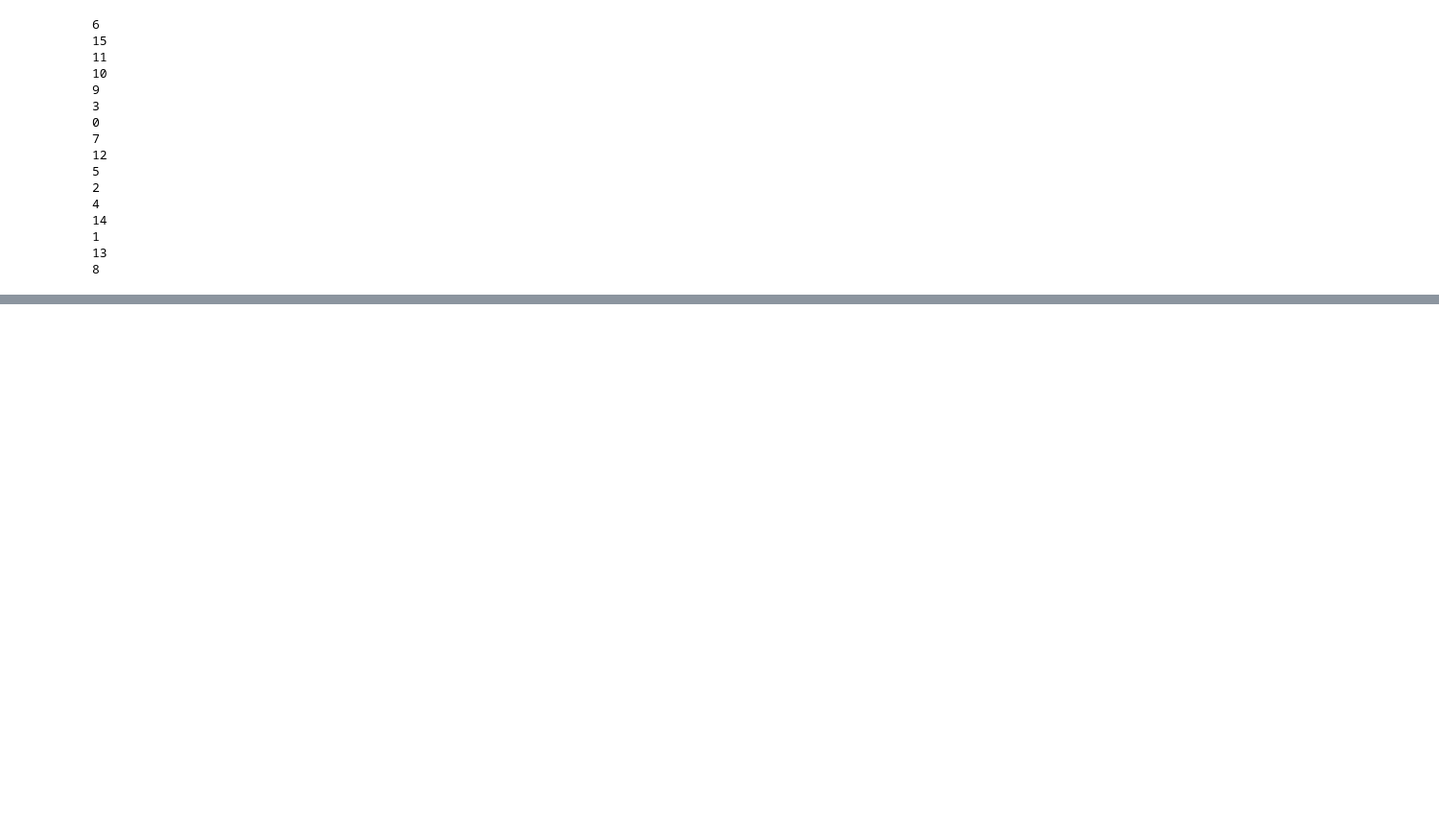
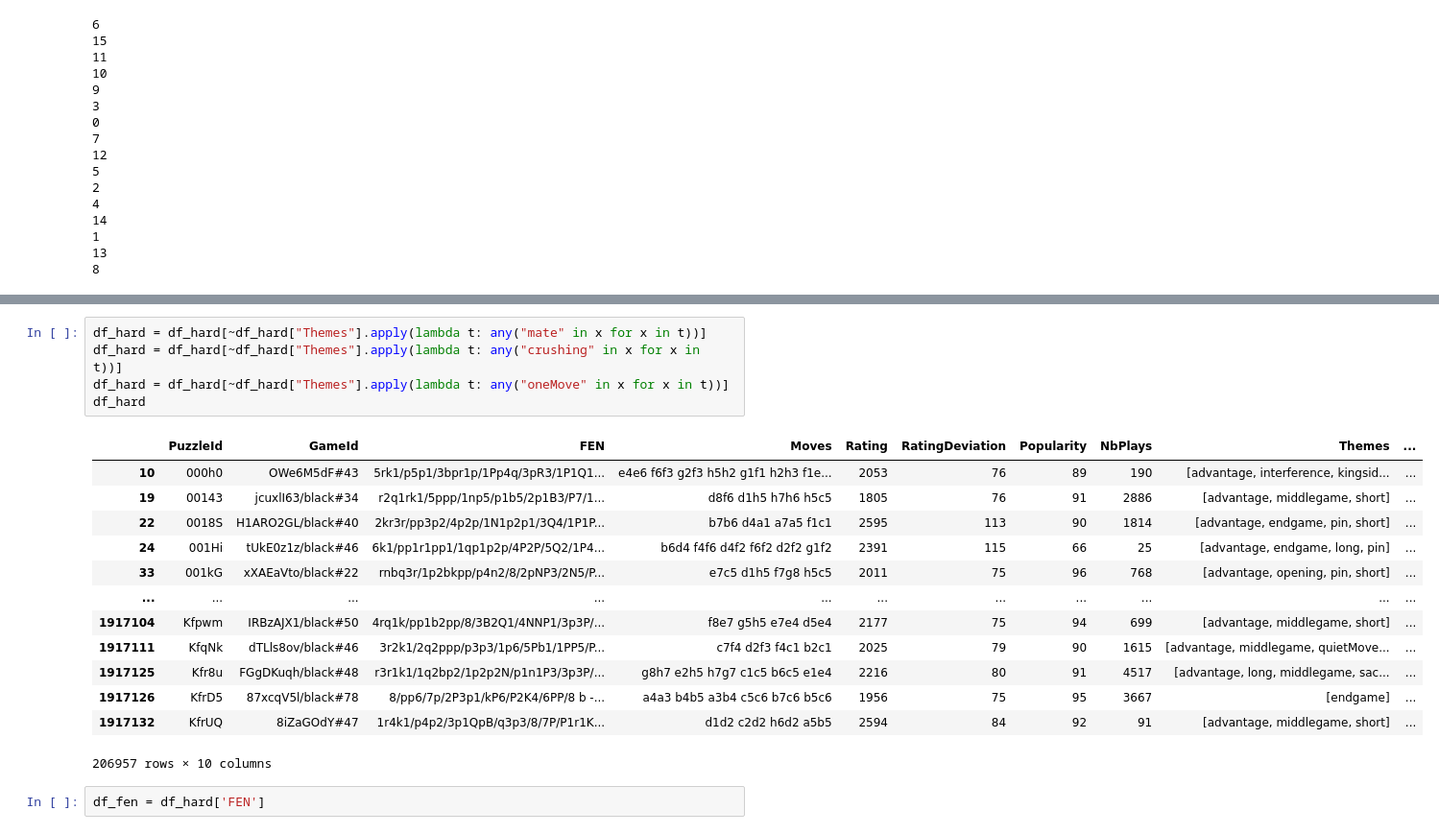
Before and after one commit to xxjcaxx/ChessAIThon, a Jupyter notebook: training/convert.ipynb, the cells around one changed output, grey strips where cells are left out. Shown at 96% size. Saved outputs shown, nothing was run; the diff lists cells and outputs as text; blank space fills up the shorter version.

```diff
--- a/training/convert.ipynb
+++ b/training/convert.ipynb
@@ -448,0 +633,21 @@ writer.close()
+# %%
+df_hard = df_hard[~df_hard["Themes"].apply(lambda t: any("mate" in x for x in t))]
+df_hard = df_hard[~df_hard["Themes"].apply(lambda t: any("crushing" in x for x in t))]
+df_hard = df_hard[~df_hard["Themes"].apply(lambda t: any("oneMove" in x for x in t))]
+df_hard
+# %% [output]
+|  | PuzzleId | GameId | FEN | Moves | Rating | RatingDeviation | Popularity | NbPlays | Themes | ... |
+| 10 | 000h0 | OWe6M5dF#43 | 5rk1/p5p1/3bpr1p/1Pp4q/3pR3/1P1Q1... | e4e6 f6f3 g2f3 h5h2 g1f1 h2h3 f1e... | 2053 | 76 | 89 | 190 | [advantage, interference, kingsid... | ... |
+| 19 | 00143 | jcuxlI63/black#34 | r2q1rk1/5ppp/1np5/p1b5/2p1B3/P7/1... | d8f6 d1h5 h7h6 h5c5 | 1805 | 76 | 91 | 2886 | [advantage, middlegame, short] | ... |
+| 22 | 0018S | H1ARO2GL/black#40 | 2kr3r/pp3p2/4p2p/1N1p2p1/3Q4/1P1P... | b7b6 d4a1 a7a5 f1c1 | 2595 | 113 | 90 | 1814 | [advantage, endgame, pin, short] | ... |
+| 24 | 001Hi | tUkE0z1z/black#46 | 6k1/pp1r1pp1/1qp1p2p/4P2P/5Q2/1P4... | b6d4 f4f6 d4f2 f6f2 d2f2 g1f2 | 2391 | 115 | 66 | 25 | [advantage, endgame, long, pin] | ... |
+| 33 | 001kG | xXAEaVto/black#22 | rnbq3r/1p2bkpp/p4n2/8/2pNP3/2N5/P... | e7c5 d1h5 f7g8 h5c5 | 2011 | 75 | 96 | 768 | [advantage, opening, pin, short] | ... |
+| ... | ... | ... | ... | ... | ... | ... | ... | ... | ... | ... |
+| 1917104 | Kfpwm | IRBzAJX1/black#50 | 4rq1k/pp1b2pp/8/3B2Q1/4NNP1/3p3P/... | f8e7 g5h5 e7e4 d5e4 | 2177 | 75 | 94 | 699 | [advantage, middlegame, short] | ... |
+| 1917111 | KfqNk | dTLls8ov/black#46 | 3r2k1/2q2ppp/p3p3/1p6/5Pb1/1PP5/P... | c7f4 d2f3 f4c1 b2c1 | 2025 | 79 | 90 | 1615 | [advantage, middlegame, quietMove... | ... |
+| 1917125 | Kfr8u | FGgDKuqh/black#48 | r3r1k1/1q2bp2/1p2p2N/p1n1P3/3p3P/... | g8h7 e2h5 h7g7 c1c5 b6c5 e1e4 | 2216 | 80 | 91 | 4517 | [advantage, long, middlegame, sac... | ... |
+| 1917126 | KfrD5 | 87xcqV5l/black#78 | 8/pp6/7p/2P3p1/kP6/P2K4/6PP/8 b -... | a4a3 b4b5 a3b4 c5c6 b7c6 b5c6 | 1956 | 75 | 95 | 3667 | [endgame] | ... |
+| 1917132 | KfrUQ | 8iZaGOdY#47 | 1r4k1/p4p2/3p1QpB/q3p3/8/7P/P1r1K... | d1d2 c2d2 h6d2 a5b5 | 2594 | 84 | 92 | 91 | [advantage, middlegame, short] | ... |
+206957 rows × 10 columns
+# %%
+df_fen = df_hard['FEN']
```
Also changed, not shown: parts of 17 cells of this notebook, 2 other files.
